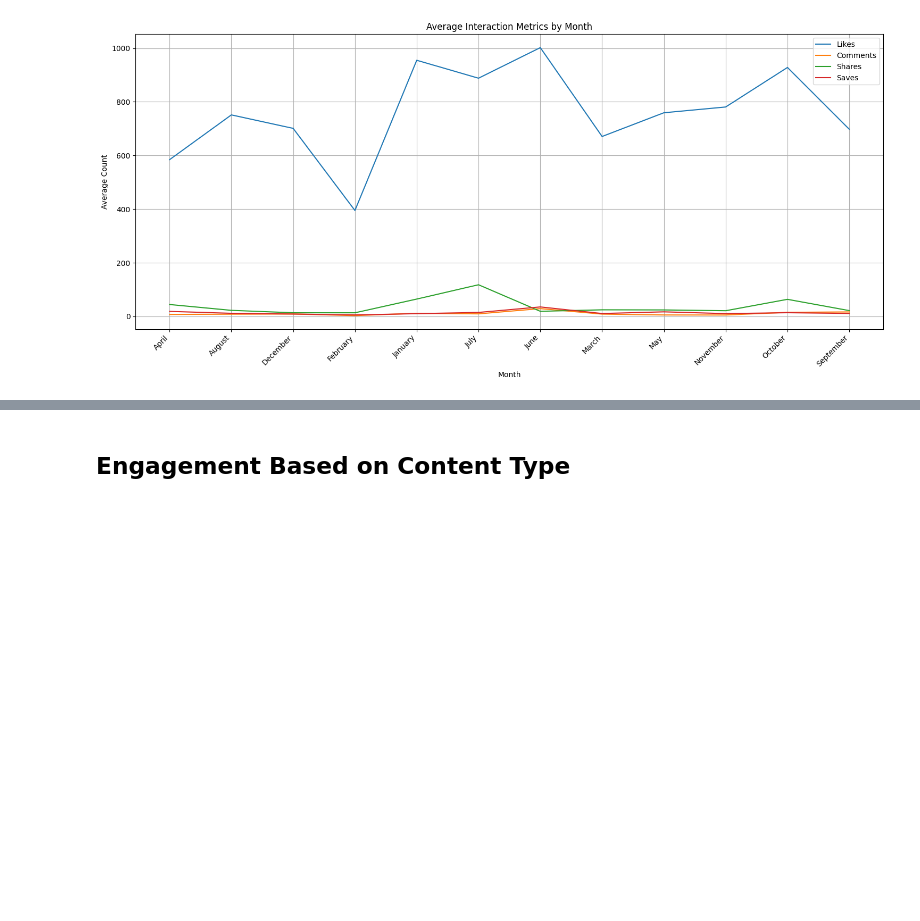
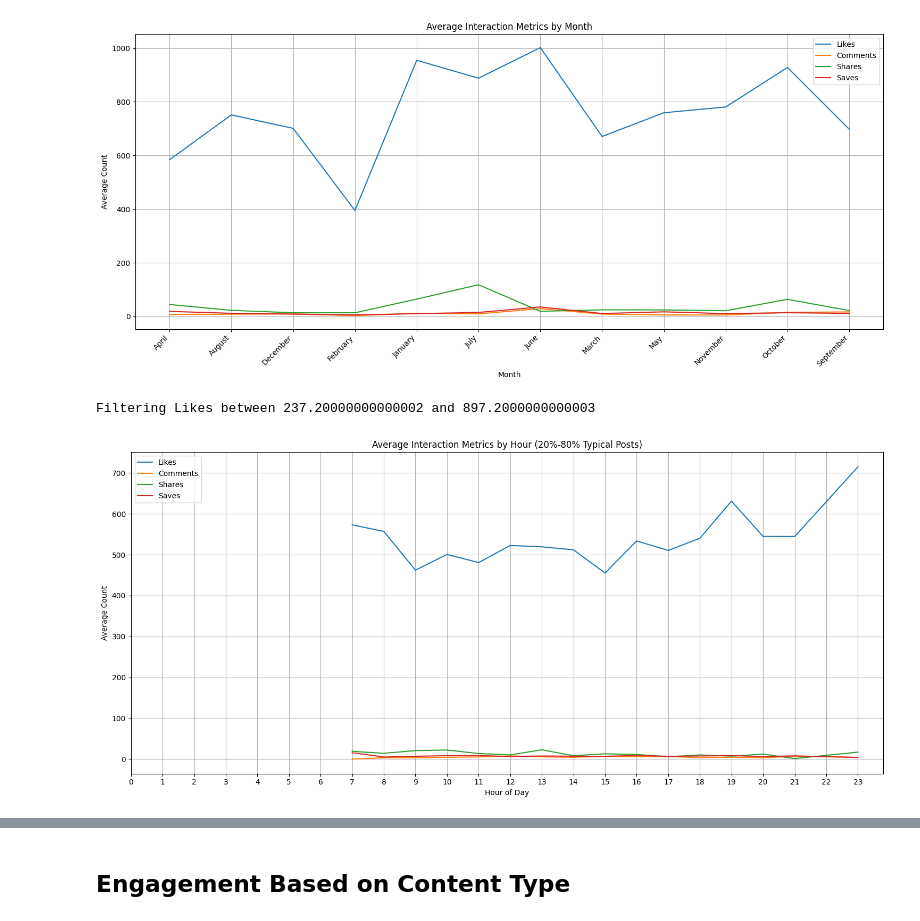
Before and after one commit to yangbohan-21/Marketing-Analytics-Projects-, a Jupyter notebook: SocialMediaStrategyProject_.ipynb, the cells around one changed output, grey strips where cells are left out. Saved outputs shown, nothing was run; the diff lists cells and outputs as text; code cells hidden in the pictures; blank space fills up the shorter version.

```diff
--- a/SocialMediaStrategyProject_.ipynb
+++ b/SocialMediaStrategyProject_.ipynb
@@ -629,3 +629,34 @@ plt.tight_layout()
 plt.show()
 # %% [output]
 [figure]
+# %%
+
+lower_bound = df_posts['Likes'].quantile(0.20)
+upper_bound = df_posts['Likes'].quantile(0.80)
+
+print(f"Filtering Likes between {lower_bound} and {upper_bound}")
+
+df_typical_posts = df_posts[(df_posts['Likes'] >= lower_bound) & (df_posts['Likes'] <= upper_bound)]
+
+engagement_by_hour_typical = df_typical_posts.groupby('hour_of_day')[['Likes', 'Comments', 'Shares', 'Saves']].mean().reset_index()
+
+
+plt.figure(figsize=(15, 7))
+
+
+sns.lineplot(x='hour_of_day', y='Likes', data=engagement_by_hour_typical, label='Likes')
+sns.lineplot(x='hour_of_day', y='Comments', data=engagement_by_hour_typical, label='Comments')
+sns.lineplot(x='hour_of_day', y='Shares', data=engagement_by_hour_typical, label='Shares')
+sns.lineplot(x='hour_of_day', y='Saves', data=engagement_by_hour_typical, label='Saves')
+
+plt.title('Average Interaction Metrics by Hour (20%-80% Typical Posts)')
+plt.xlabel('Hour of Day')
+plt.ylabel('Average Count')
+plt.xticks(range(0, 24))
+plt.grid(True)
+plt.legend()
+plt.tight_layout()
+plt.show()
+# %% [output]
+Filtering Likes between 237.20000000000002 and 897.2000000000003
+[figure, added]
```
Also changed, not shown: parts of 6 cells of this notebook.
